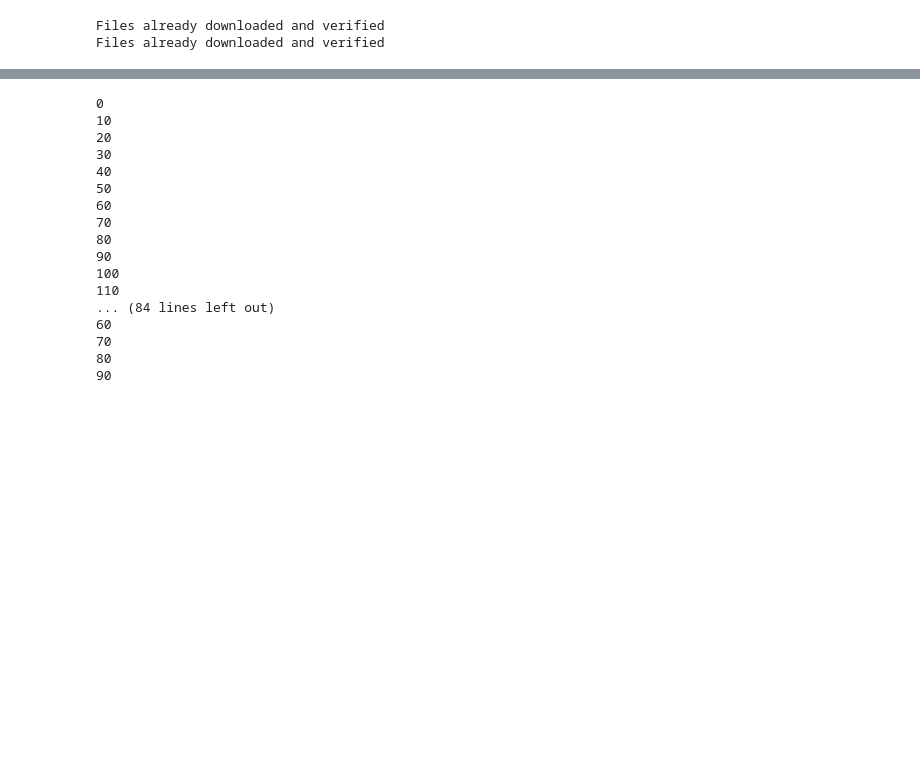
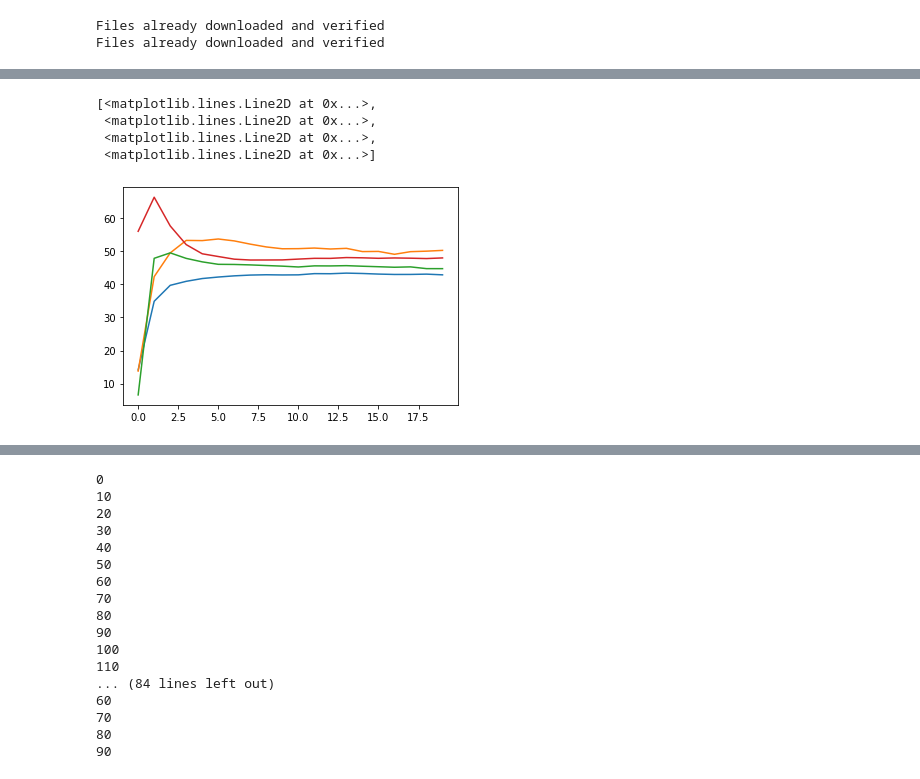
Before and after one commit to davidclark1/VectorizedNets, a Jupyter notebook: notebooks/alignment_and_concentration_viz.ipynb, the cells around one changed output, grey strips where cells are left out. Drawn from its saved outputs; the diff is of its cells as text; code cells hidden in the pictures; blank space fills up the shorter version.

Commit message:
Add some notebooks and slightly change train_models

```diff
--- a/notebooks/alignment_and_concentration_viz.ipynb
+++ b/notebooks/alignment_and_concentration_viz.ipynb
@@ -21,17 +22,23 @@ reload(vnn)
 #Make vectorized inputs
 #(unvectorized inputs are called mnist_data and cifar_data)
 
-train_loader, test_loader = train_models.load_cifar()
+train_loader, test_loader = train_models.load_cifar(shuffle_train=False)
 for cifar_data, cifar_labels in train_loader:
     break
-cifar_input_conv = vnn.expand_input_conv(cifar_data, 10)
-cifar_input_flat = vnn.expand_input(nn.Flatten()(cifar_data), 10)
 
-train_loader, test_loader = train_models.load_mnist()
+cifar_nonvec_input_conv = cifar_data
+cifar_nonvec_input_flat = nn.Flatten()(cifar_data)
+cifar_vec_input_conv = vnn.expand_input_conv(cifar_data, 10)
+cifar_vec_input_flat = vnn.expand_input(nn.Flatten()(cifar_data), 10)
+
+train_loader, test_loader = train_models.load_mnist(shuffle_train=False)
 for mnist_data, mnist_labels in train_loader:
     break
-mnist_input_conv = vnn.expand_input_conv(mnist_data, 10)
-mnist_input_flat = vnn.expand_input(nn.Flatten()(mnist_data), 10)
+
+mnist_nonvec_input_conv = mnist_data
+mnist_nonvec_input_flat = nn.Flatten()(mnist_data)
+mnist_vec_input_conv = vnn.expand_input_conv(mnist_data, 10)
+mnist_vec_input_flat = vnn.expand_input(nn.Flatten()(mnist_data), 10)
 # %% [output]
 Files already downloaded and verified
 Files already downloaded and verified
@@ -66,3 +226,57 @@ def compute_alignment_angles(model_dir, make_model_fn, input, labels, num_epochs
+# %%
+cifar_vec_fc_df_mixed = compute_alignment_angless_all(
+    base_dir, 'cifar_vec_fc_df_mixed', lambda: vec_models.make_cifar_vec_fc(False),
+    cifar_vec_input_flat, cifar_labels)
+
+cifar_vec_fc_df_mono = compute_alignment_angless_all(
+    base_dir, 'cifar_vec_fc_df_mono', lambda: vec_models.make_cifar_vec_fc(False),
+    cifar_vec_input_flat, cifar_labels)
+
+cifar_vec_conv_df_mixed = compute_alignment_angless_all(
+    base_dir, 'cifar_vec_conv_df_mixed', lambda: vec_models.make_cifar_vec_conv(False),
+    cifar_vec_input_conv, cifar_labels)
+
+cifar_vec_conv_df_mono = compute_alignment_angless_all(
+    base_dir, 'cifar_vec_conv_df_mono', lambda: vec_models.make_cifar_vec_conv(False),
+    cifar_vec_input_conv, cifar_labels)
+
+cifar_vec_lc_df_mixed = compute_alignment_angless_all(
+    base_dir, 'cifar_vec_lc_df_mixed', lambda: vec_models.make_cifar_vec_lc(False),
+    cifar_vec_input_conv, cifar_labels)
+
+cifar_vec_lc_df_mono = compute_alignment_angless_all(
+    base_dir, 'cifar_vec_lc_df_mono', lambda: vec_models.make_cifar_vec_lc(False),
+    cifar_vec_input_conv, cifar_labels)
+
+cifar_nonvec_fc_df_mixed = compute_alignment_angless_all(
+    base_dir, 'cifar_nonvec_fc_df_mixed', lambda: nonvec_models.make_cifar_nonvec_fc(False),
+    cifar_nonvec_input_flat, cifar_labels)
+
+cifar_nonvec_fc_df_mono = compute_alignment_angless_all(
+    base_dir, 'cifar_nonvec_fc_df_mono', lambda: nonvec_models.make_cifar_nonvec_fc(False),
+    cifar_nonvec_input_flat, cifar_labels)
+
+cifar_nonvec_conv_df_mixed = compute_alignment_angless_all(
+    base_dir, 'cifar_nonvec_conv_df_mixed', lambda: nonvec_models.make_cifar_nonvec_lc(False),
+    cifar_nonvec_input_conv, cifar_labels)
+
+cifar_nonvec_conv_df_mono = compute_alignment_angless_all(
+    base_dir, 'cifar_nonvec_conv_df_mono', lambda: nonvec_models.make_cifar_nonvec_lc(False),
+    cifar_nonvec_input_conv, cifar_labels)
+
+cifar_nonvec_lc_df_mixed = compute_alignment_angless_all(
+    base_dir, 'cifar_nonvec_lc_df_mixed', lambda: nonvec_models.make_cifar_nonvec_conv(False),
+    cifar_nonvec_input_conv, cifar_labels)
+
+cifar_nonvec_lc_df_mono = compute_alignment_angless_all(
+    base_dir, 'cifar_nonvec_lc_df_mono', lambda: nonvec_models.make_cifar_nonvec_conv(False),
+    cifar_nonvec_input_conv, cifar_labels)
+# %% [output]
+[<matplotlib.lines.Line2D at 0x...>,
+ <matplotlib.lines.Line2D at 0x...>,
+ <matplotlib.lines.Line2D at 0x...>,
+ <matplotlib.lines.Line2D at 0x...>]
+[figure, added]
 # %%
 base_dir = "/home/davidclark/Projects/VectorizedNets/experiments/models"
 
```
Also changed, not shown: parts of 5 cells of this notebook, 4 other files.
